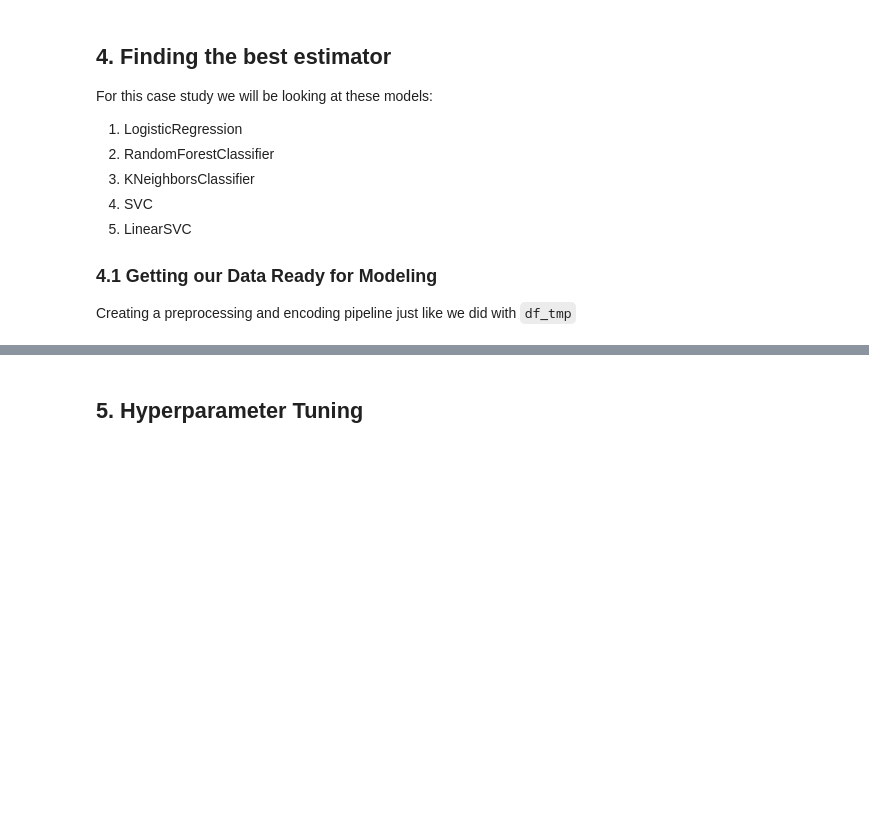
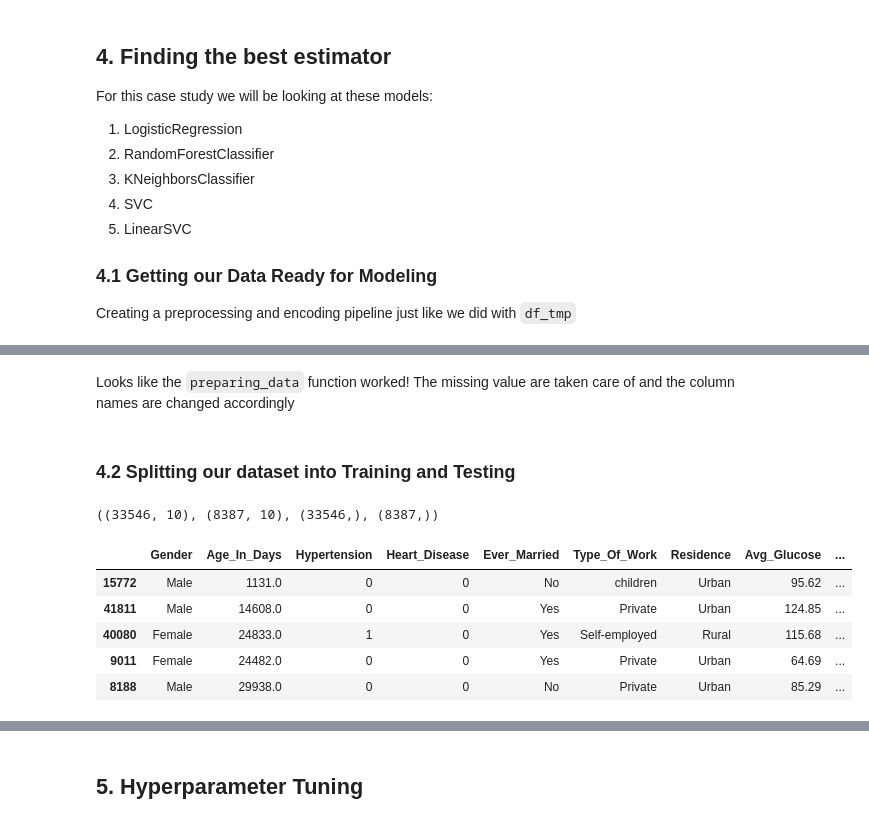
Before and after one commit to johnnys7n/Data-Scientist-Case-Study, a Jupyter notebook: Roche-Case-Study-Project.ipynb, the cells around one changed output, grey strips where cells are left out. Drawn from its saved outputs; the diff is of its cells as text; code cells hidden in the pictures; blank space fills up the shorter version.

Commit message:
added new splits

```diff
--- a/Roche-Case-Study-Project.ipynb
+++ b/Roche-Case-Study-Project.ipynb
@@ -551,0 +638,24 @@ def preparing_data(data):
+# %% [markdown]
+Looks like the `preparing_data` function worked! The missing value are taken care of and the column names are changed accordingly
+# %% [markdown]
+### 4.2 Splitting our dataset into Training and Testing
+# %%
+# creating a new X and y dataset
+X = df_model.drop('Target', axis = 1)
+y = df_model['Target']
+
+# splitting the data into training and testing
+X_train, X_test, y_train, y_test = train_test_split(X, y, test_size=0.2)
+
+X_train.shape, X_test.shape, y_train.shape, y_test.shape
+# %% [output]
+((33546, 10), (8387, 10), (33546,), (8387,))
+# %%
+X_train.head()
+# %% [output]
+|  | Gender | Age_In_Days | Hypertension | Heart_Disease | Ever_Married | Type_Of_Work | Residence | Avg_Glucose | ... |
+| 15772 | Male | 1131.0 | 0 | 0 | No | children | Urban | 95.62 | ... |
+| 41811 | Male | 14608.0 | 0 | 0 | Yes | Private | Urban | 124.85 | ... |
+| 40080 | Female | 24833.0 | 1 | 0 | Yes | Self-employed | Rural | 115.68 | ... |
+| 9011 | Female | 24482.0 | 0 | 0 | Yes | Private | Urban | 64.69 | ... |
+| 8188 | Male | 29938.0 | 0 | 0 | No | Private | Urban | 85.29 | ... |
```
Also changed, not shown: parts of 10 cells of this notebook.
